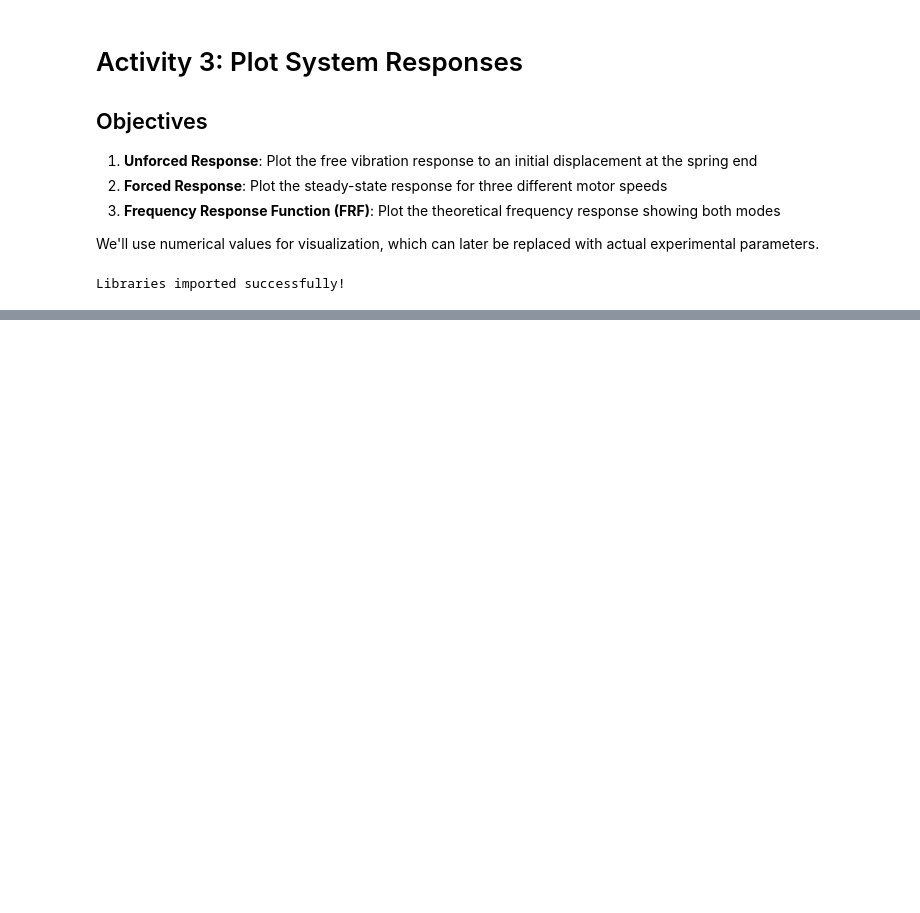
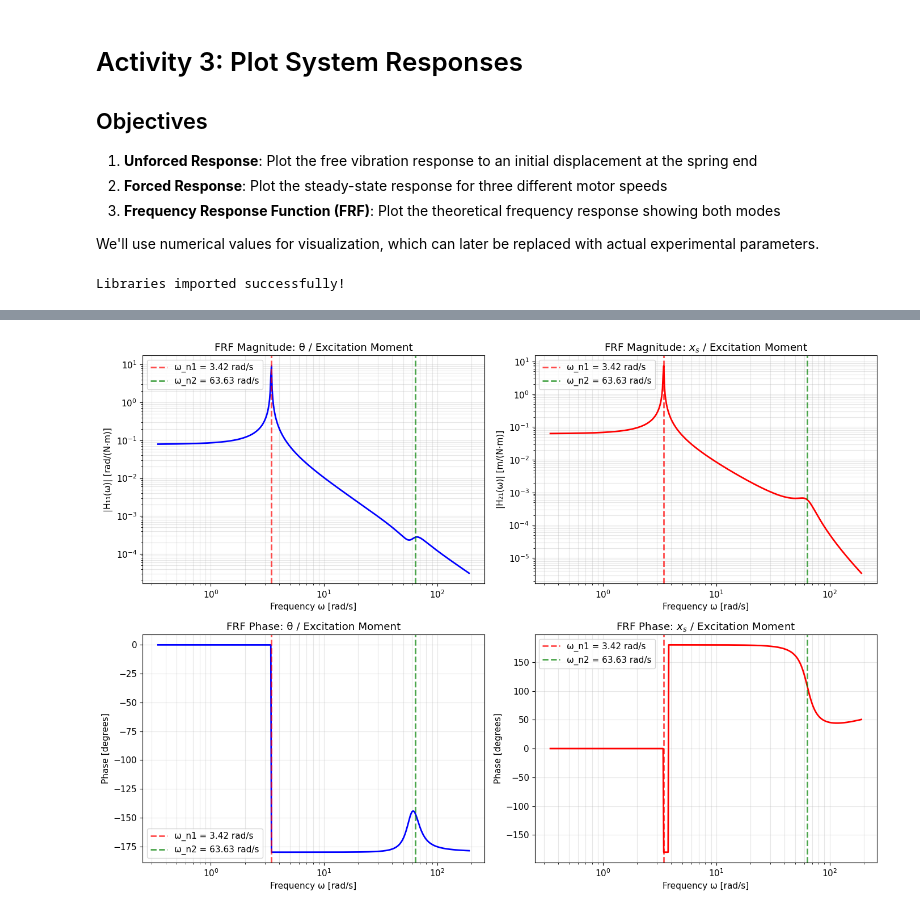
Before and after one commit to Du-nara/ME421-Mechanical-Systems-Lab-A3, a Jupyter notebook: Vibration/E_20_260_Vibration.ipynb, the cells around one changed output, grey strips where cells are left out. Cells and saved outputs as stored; diff of their text form; code cells hidden in the pictures; blank space fills up the shorter version.

```diff
--- a/Vibration/E_20_260_Vibration.ipynb
+++ b/Vibration/E_20_260_Vibration.ipynb
@@ -642,0 +967,83 @@ Libraries imported successfully!
+# %%
+# Calculate frequency response function
+def frequency_response(omega, M, C, K):
+    """
+    Calculate H(ω) = [K - ω²M + iωC]⁻¹
+    Returns complex FRF matrix
+    """
+    H = np.linalg.inv(K - omega**2 * M + 1j * omega * C)
+    return H
+
+# Frequency range (logarithmic spacing around natural frequencies)
+omega_min = 0.1 * omega_n1
+omega_max = 3.0 * omega_n2
+omega_range = np.logspace(np.log10(omega_min), np.log10(omega_max), 500)
+
+# Calculate FRF for each frequency
+# We're interested in H_11 (theta/F_theta) and H_21 (x_s/F_theta)
+H_11 = np.zeros(len(omega_range), dtype=complex)
+H_21 = np.zeros(len(omega_range), dtype=complex)
+
+for i, omega in enumerate(omega_range):
+    H = frequency_response(omega, M, C, K)
+    H_11[i] = H[0, 0]  # theta response to moment excitation
+    H_21[i] = H[1, 0]  # x_s response to moment excitation
+
+# Calculate magnitude and phase
+H_11_mag = np.abs(H_11)
+H_11_phase = np.angle(H_11, deg=True)
+
+H_21_mag = np.abs(H_21)
+H_21_phase = np.angle(H_21, deg=True)
+
+# Plot FRF
+fig, axes = plt.subplots(2, 2, figsize=(14, 10))
+
+# Magnitude plots
+axes[0, 0].loglog(omega_range, H_11_mag, 'b-', linewidth=2)
+axes[0, 0].axvline(omega_n1, color='r', linestyle='--', alpha=0.7, label=f'ω_n1 = {omega_n1:.2f} rad/s')
+axes[0, 0].axvline(omega_n2, color='g', linestyle='--', alpha=0.7, label=f'ω_n2 = {omega_n2:.2f} rad/s')
+axes[0, 0].set_xlabel('Frequency ω [rad/s]')
+axes[0, 0].set_ylabel('|H₁₁(ω)| [rad/(N⋅m)]')
+axes[0, 0].set_title('FRF Magnitude: θ / Excitation Moment')
+axes[0, 0].grid(True, alpha=0.3, which='both')
+axes[0, 0].legend()
+
+axes[0, 1].loglog(omega_range, H_21_mag, 'r-', linewidth=2)
+axes[0, 1].axvline(omega_n1, color='r', linestyle='--', alpha=0.7, label=f'ω_n1 = {omega_n1:.2f} rad/s')
+axes[0, 1].axvline(omega_n2, color='g', linestyle='--', alpha=0.7, label=f'ω_n2 = {omega_n2:.2f} rad/s')
+axes[0, 1].set_xlabel('Frequency ω [rad/s]')
+axes[0, 1].set_ylabel('|H₂₁(ω)| [m/(N⋅m)]')
+axes[0, 1].set_title('FRF Magnitude: $x_s$ / Excitation Moment')
+axes[0, 1].grid(True, alpha=0.3, which='both')
+axes[0, 1].legend()
+
+# Phase plots
+axes[1, 0].semilogx(omega_range, H_11_phase, 'b-', linewidth=2)
+axes[1, 0].axvline(omega_n1, color='r', linestyle='--', alpha=0.7, label=f'ω_n1 = {omega_n1:.2f} rad/s')
+axes[1, 0].axvline(omega_n2, color='g', linestyle='--', alpha=0.7, label=f'ω_n2 = {omega_n2:.2f} rad/s')
+axes[1, 0].set_xlabel('Frequency ω [rad/s]')
+axes[1, 0].set_ylabel('Phase [degrees]')
+axes[1, 0].set_title('FRF Phase: θ / Excitation Moment')
+axes[1, 0].grid(True, alpha=0.3, which='both')
+axes[1, 0].legend()
+
+axes[1, 1].semilogx(omega_range, H_21_phase, 'r-', linewidth=2)
+axes[1, 1].axvline(omega_n1, color='r', linestyle='--', alpha=0.7, label=f'ω_n1 = {omega_n1:.2f} rad/s')
+axes[1, 1].axvline(omega_n2, color='g', linestyle='--', alpha=0.7, label=f'ω_n2 = {omega_n2:.2f} rad/s')
+axes[1, 1].set_xlabel('Frequency ω [rad/s]')
+axes[1, 1].set_ylabel('Phase [degrees]')
+axes[1, 1].set_title('FRF Phase: $x_s$ / Excitation Moment')
+axes[1, 1].grid(True, alpha=0.3, which='both')
+axes[1, 1].legend()
+
+plt.tight_layout()
+plt.savefig('frequency_response_function.png', dpi=150, bbox_inches='tight')
+plt.show()
+
+print("\n✅ Frequency Response Function plotted!")
+print(f"\nTwo clear resonance peaks visible at:")
+print(f"  ω_n1 = {omega_n1:.4f} rad/s ({f_n1:.4f} Hz)")
+print(f"  ω_n2 = {omega_n2:.4f} rad/s ({f_n2:.4f} Hz)")
+# %% [output]
+[figure, added]
```
Also changed, not shown: parts of 11 cells of this notebook.
